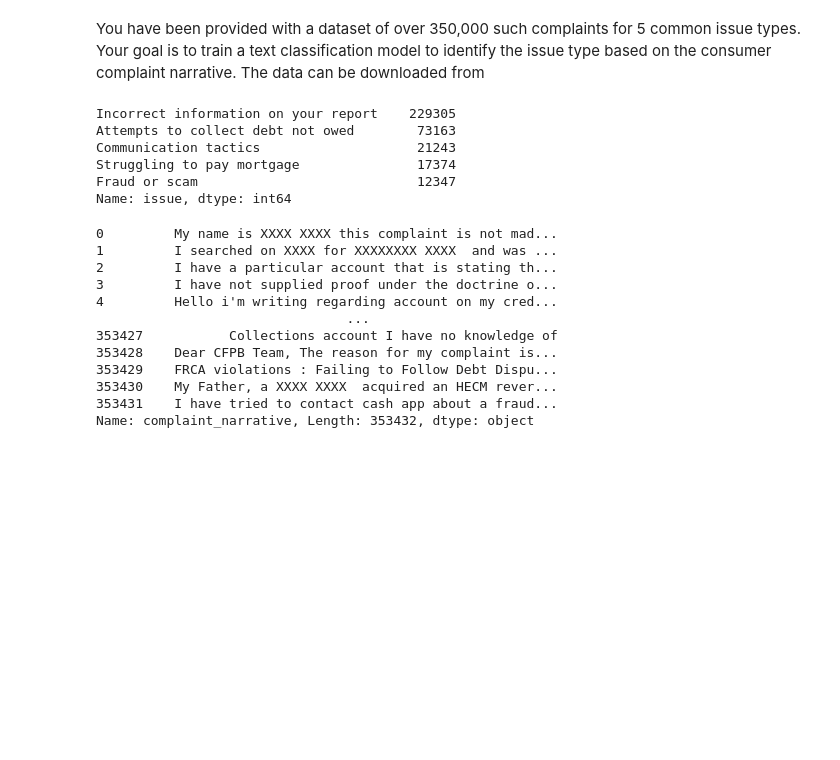
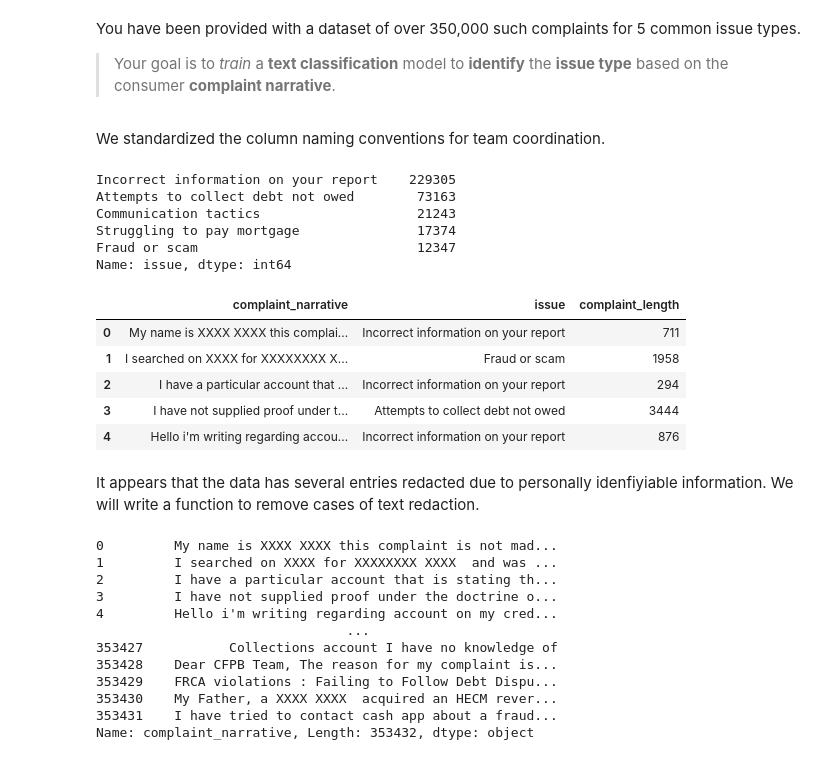
Before and after one commit to nss-data-science-cohort-6/cfpb_text_classification-gambinos, a Jupyter notebook: notebooks/claytorish_eda.ipynb, the cells around one changed output. Drawn from its saved outputs; the diff is of its cells as text; code cells hidden in the pictures; blank space fills up the shorter version.

```diff
--- a/notebooks/claytorish_eda.ipynb
+++ b/notebooks/claytorish_eda.ipynb
@@ -7,5 +8,7 @@ import numpy as np
 # %% [markdown]
-You have been provided with a dataset of over 350,000 such complaints for 5 common issue types. Your goal is to train a text classification model to identify the issue type based on the consumer complaint narrative. The data can be downloaded from
+You have been provided with a dataset of over 350,000 such complaints for 5 common issue types.
+
+> Your goal is to *train* a **text classification** model to **identify** the **issue type** based on the consumer **complaint narrative**.
 # %%
 # Read in data
 complaints = pd.read_csv('../data/complaints.csv')
@@ -13,6 +16,8 @@ complaints = pd.read_csv('../data/complaints.csv')
 # Standardized column naming
 complaints.columns = [x.replace('Consumer ', '').lower().replace(' ', '_') for x in complaints.columns]
 complaints['complaint_length'] = complaints['complaint_narrative'].apply(len)
+# %% [markdown]
+We standardized the column naming conventions for team coordination.
 # %%
 # Explore the count of unique complaints for each issue.
 complaints['issue'].value_counts()
@@ -23,6 +28,17 @@ Communication tactics                    21243
 Struggling to pay mortgage               17374
 Fraud or scam                            12347
 Name: issue, dtype: int64
+# %%
+complaints.head()
+# %% [output]
+|  | complaint_narrative | issue | complaint_length |
+| 0 | My name is XXXX XXXX this complai... | Incorrect information on your report | 711 |
+| 1 | I searched on XXXX for XXXXXXXX X... | Fraud or scam | 1958 |
+| 2 | I have a particular account that ... | Incorrect information on your report | 294 |
+| 3 | I have not supplied proof under t... | Attempts to collect debt not owed | 3444 |
+| 4 | Hello i'm writing regarding accou... | Incorrect information on your report | 876 |
+# %% [markdown]
+It appears that the data has several entries redacted due to personally idenfiyiable information.  We will write a function to remove cases of text redaction.
 # %%
 # Explore some data from the narratives column.
 #there appears to be multiple areas where data is redacted.
```
Also changed, not shown: parts of 13 cells of this notebook.
